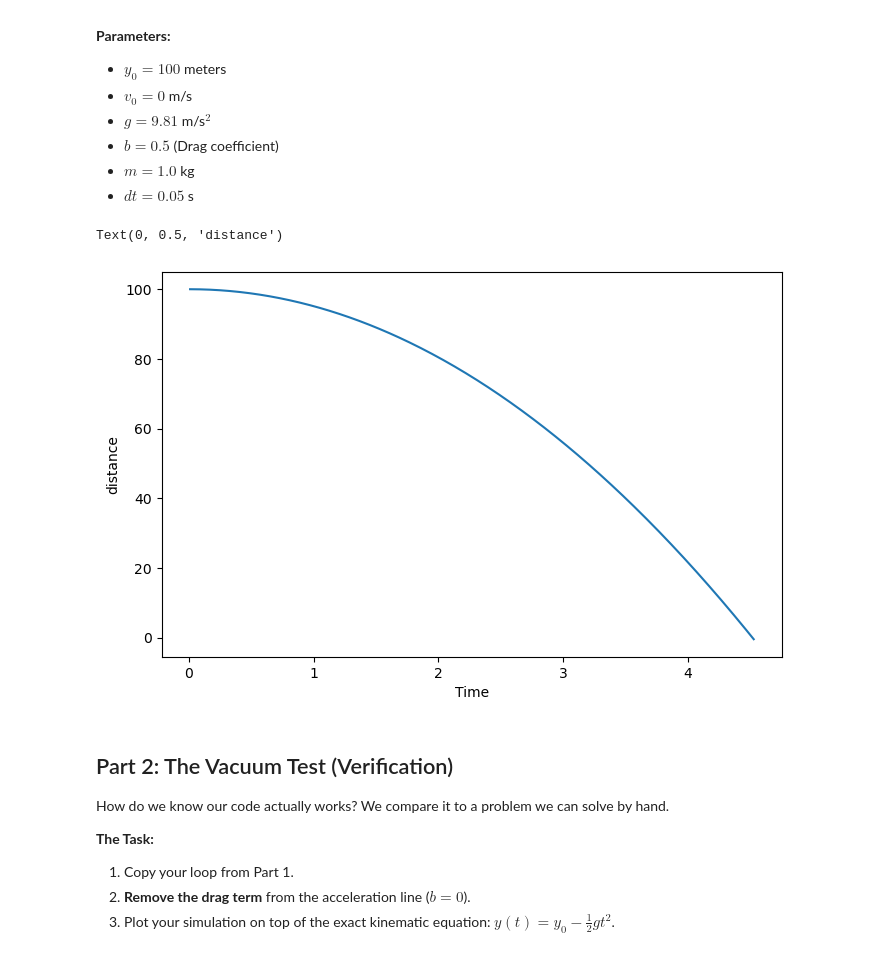
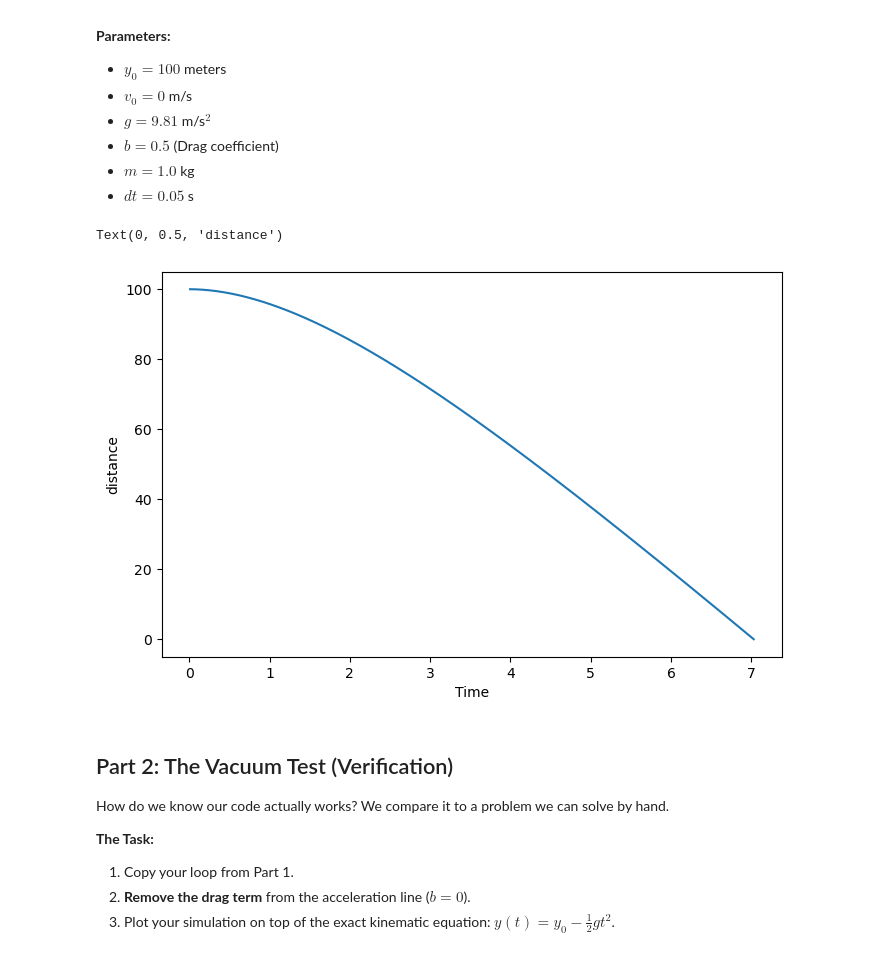
Before and after one commit to jlneal3/Phys345_JN_Labs, a Jupyter notebook: EulerMethod_exercise.ipynb, the cells around one changed output. Saved outputs shown, nothing was run; the diff lists cells and outputs as text; code cells hidden in the pictures.

```diff
--- a/EulerMethod_exercise.ipynb
+++ b/EulerMethod_exercise.ipynb
@@ -44,37 +44,37 @@ F_drag = -1*b* v
 F_net = F_drag + F_g
 # Lists to store the history (for plotting): Initialize these here!
 t_list = []
 y_list = []
 v_list = []
 
 # 2. THE SIMULATION LOOP
 t = 0
 while y > 0: # Run until it hits the ground
 
     # --- TODO: FILL IN THE PHYSICS HERE ---
     # 1. Calculate Acceleration (a = F_net / m)
     # Hint: Remember gravity points down (-), drag opposes velocity
-    a = F_net/m #<--- REPLACE THIS
+    a = g-(b/m)*v #<--- REPLACE THIS
+    v = v + a * dt
+    y = y + v * dt  #updating position
     #v = v + a * dt
-    y = y + v * dt  #updating position
-    v = v + a * dt
     # 4. Advance Time
     t += dt
 
     # Store results
     t_list.append(t)
     y_list.append(y)
     v_list.append(v)
 
 # 3. PLOT
 #Make sure to add an x label and y label with units, and give it a title and legend.
 plt.figure(figsize=(8,5))
 plt.plot(t_list, y_list)
 plt.xlabel('Time')
 plt.ylabel('distance')
 # %% [output]
 Text(0, 0.5, 'distance')
-[figure, old version]
+[figure, new version]
 # %% [markdown]
 ## Part 2: The Vacuum Test (Verification)
 
```
Also changed, not shown: parts of 6 cells of this notebook.
